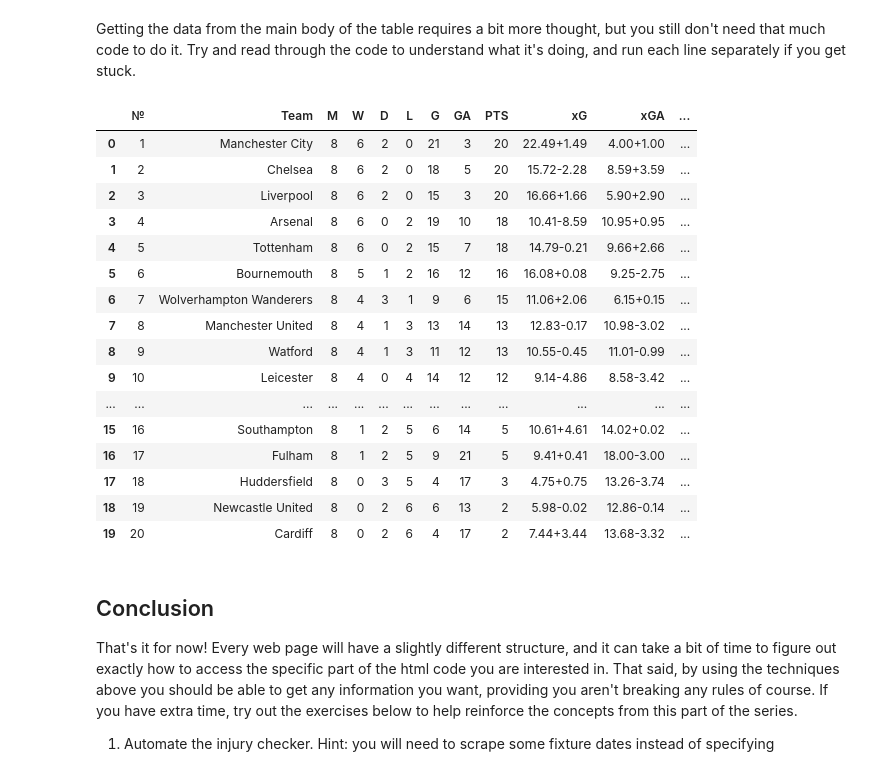
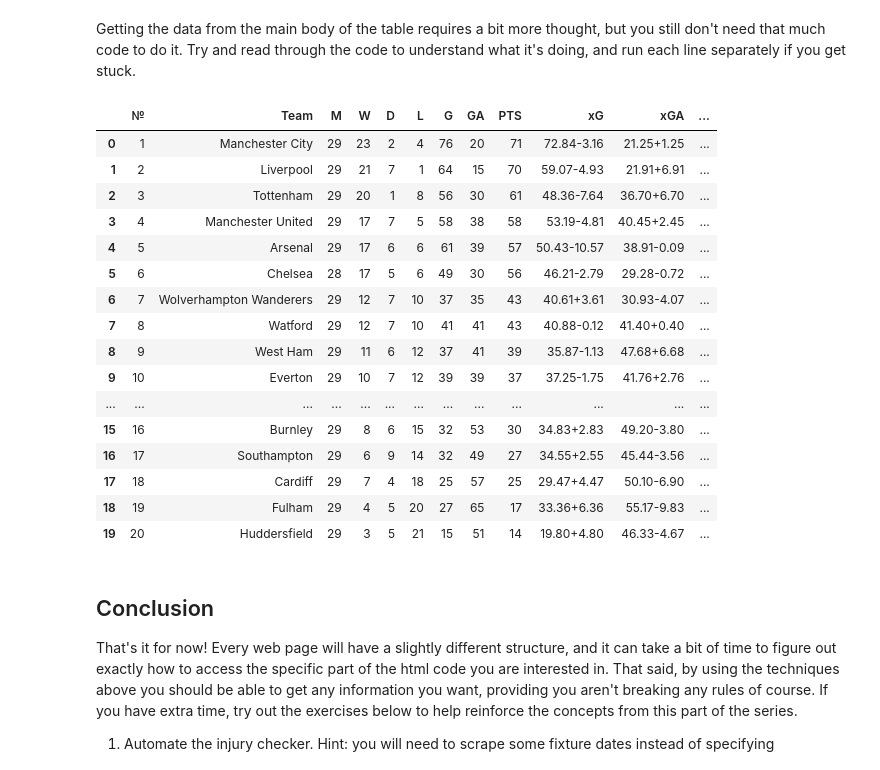
Before and after one commit to twhelan22/python-for-fantasy-football, a Jupyter notebook: 3 - Getting and Cleaning Data/Python for Fantasy Football - Getting and Cleaning Data.ipynb, the cells around one changed output. Saved outputs shown, nothing was run; the diff lists cells and outputs as text; code cells hidden in the pictures.

```diff
--- a/3 - Getting and Cleaning Data/Python for Fantasy Football - Getting and Cleaning Data.ipynb
+++ b/3 - Getting and Cleaning Data/Python for Fantasy Football - Getting and Cleaning Data.ipynb
@@ -314,7 +314,7 @@ driver = webdriver.Chrome(chrome_options=options)
 driver.get(xg_url)
 
 # Grab the html code from the webpage
-soup = BeautifulSoup(driver.page_source, 'lxml')
+soup = BeautifulSoup(driver.page_source, 'html.parser')
 # %% [markdown]
 Now that we have the html code, we can navigate through it to get the information we want. A nice tip is to use the 'inspect element' feature in Chrome, or 'Firebug' if you prefer FireFox, to help identify the part of the code you are after. For example, in Chrome, right-click on the 'Team' column in your browser and press 'Inspect' to pull up the html code for that specific part of the webpage:
 
@@ -326,7 +326,7 @@ You will see that the 'Team' text is within a 'span' element, which in turn is i
 # 1. Find the div containing the table (div class = chemp jTable)
 # 2. Find the table within that div
 # 3. Find all 'th' elements where class = sort
-headers = soup.find('div', attrs={'class':'chemp jTable'}).find('table').find_all('th',attrs={'class':'sort'})
+headers = soup.find('div', attrs={'class':'chemp margin-top jTable'}).find('table').find_all('th',attrs={'class':'sort'})
 
 headers
 # %% [output]
@@ -356,44 +356,44 @@ print(headers_list)
 Getting the data from the main body of the table requires a bit more thought, but you still don't need that much code to do it. Try and read through the code to understand what it's doing, and run each line separately if you get stuck.
 # %%
 # You can also simply call elements like tables directly instead of using find('table') if you are only looking for the first instance of that element
-body = soup.find('div', attrs={'class':'chemp jTable'}).table.tbody
+body = soup.find('div', attrs={'class':'chemp margin-top jTable'}).table.tbody
 
 # Create a master list for row data
 all_rows_list = []
 # For each row in the table body
 for tr in body.find_all('tr'):
     # Get data from each cell in the row
     row = tr.find_all('td')
     # Create list to save current row data to
     current_row = []
     # For each item in the row variable
     for item in row:
         # Add the text data to the current_row list
         current_row.append(item.get_text(strip=True))
     # Add the current row data to the master list
     all_rows_list.append(current_row)
 
 # Create a dataframe where the rows = all_rows_list and columns = headers_list
 xg_df = pd.DataFrame(all_rows_list, columns=headers_list)
 xg_df
 # %% [output]
 |  | № | Team | M | W | D | L | G | GA | PTS | xG | xGA | ... |
-| 0 | 1 | Manchester City | 8 | 6 | 2 | 0 | 21 | 3 | 20 | 22.49+1.49 | 4.00+1.00 | ... |
-| 1 | 2 | Chelsea | 8 | 6 | 2 | 0 | 18 | 5 | 20 | 15.72-2.28 | 8.59+3.59 | ... |
-| 2 | 3 | Liverpool | 8 | 6 | 2 | 0 | 15 | 3 | 20 | 16.66+1.66 | 5.90+2.90 | ... |
-| 3 | 4 | Arsenal | 8 | 6 | 0 | 2 | 19 | 10 | 18 | 10.41-8.59 | 10.95+0.95 | ... |
-| 4 | 5 | Tottenham | 8 | 6 | 0 | 2 | 15 | 7 | 18 | 14.79-0.21 | 9.66+2.66 | ... |
-| 5 | 6 | Bournemouth | 8 | 5 | 1 | 2 | 16 | 12 | 16 | 16.08+0.08 | 9.25-2.75 | ... |
-| 6 | 7 | Wolverhampton Wanderers | 8 | 4 | 3 | 1 | 9 | 6 | 15 | 11.06+2.06 | 6.15+0.15 | ... |
-| 7 | 8 | Manchester United | 8 | 4 | 1 | 3 | 13 | 14 | 13 | 12.83-0.17 | 10.98-3.02 | ... |
-| 8 | 9 | Watford | 8 | 4 | 1 | 3 | 11 | 12 | 13 | 10.55-0.45 | 11.01-0.99 | ... |
-| 9 | 10 | Leicester | 8 | 4 | 0 | 4 | 14 | 12 | 12 | 9.14-4.86 | 8.58-3.42 | ... |
+| 0 | 1 | Manchester City | 29 | 23 | 2 | 4 | 76 | 20 | 71 | 72.84-3.16 | 21.25+1.25 | ... |
+| 1 | 2 | Liverpool | 29 | 21 | 7 | 1 | 64 | 15 | 70 | 59.07-4.93 | 21.91+6.91 | ... |
+| 2 | 3 | Tottenham | 29 | 20 | 1 | 8 | 56 | 30 | 61 | 48.36-7.64 | 36.70+6.70 | ... |
+| 3 | 4 | Manchester United | 29 | 17 | 7 | 5 | 58 | 38 | 58 | 53.19-4.81 | 40.45+2.45 | ... |
+| 4 | 5 | Arsenal | 29 | 17 | 6 | 6 | 61 | 39 | 57 | 50.43-10.57 | 38.91-0.09 | ... |
+| 5 | 6 | Chelsea | 28 | 17 | 5 | 6 | 49 | 30 | 56 | 46.21-2.79 | 29.28-0.72 | ... |
+| 6 | 7 | Wolverhampton Wanderers | 29 | 12 | 7 | 10 | 37 | 35 | 43 | 40.61+3.61 | 30.93-4.07 | ... |
+| 7 | 8 | Watford | 29 | 12 | 7 | 10 | 41 | 41 | 43 | 40.88-0.12 | 41.40+0.40 | ... |
+| 8 | 9 | West Ham | 29 | 11 | 6 | 12 | 37 | 41 | 39 | 35.87-1.13 | 47.68+6.68 | ... |
+| 9 | 10 | Everton | 29 | 10 | 7 | 12 | 39 | 39 | 37 | 37.25-1.75 | 41.76+2.76 | ... |
 | ... | ... | ... | ... | ... | ... | ... | ... | ... | ... | ... | ... | ... |
-| 15 | 16 | Southampton | 8 | 1 | 2 | 5 | 6 | 14 | 5 | 10.61+4.61 | 14.02+0.02 | ... |
-| 16 | 17 | Fulham | 8 | 1 | 2 | 5 | 9 | 21 | 5 | 9.41+0.41 | 18.00-3.00 | ... |
-| 17 | 18 | Huddersfield | 8 | 0 | 3 | 5 | 4 | 17 | 3 | 4.75+0.75 | 13.26-3.74 | ... |
-| 18 | 19 | Newcastle United | 8 | 0 | 2 | 6 | 6 | 13 | 2 | 5.98-0.02 | 12.86-0.14 | ... |
-| 19 | 20 | Cardiff | 8 | 0 | 2 | 6 | 4 | 17 | 2 | 7.44+3.44 | 13.68-3.32 | ... |
+| 15 | 16 | Burnley | 29 | 8 | 6 | 15 | 32 | 53 | 30 | 34.83+2.83 | 49.20-3.80 | ... |
+| 16 | 17 | Southampton | 29 | 6 | 9 | 14 | 32 | 49 | 27 | 34.55+2.55 | 45.44-3.56 | ... |
+| 17 | 18 | Cardiff | 29 | 7 | 4 | 18 | 25 | 57 | 25 | 29.47+4.47 | 50.10-6.90 | ... |
+| 18 | 19 | Fulham | 29 | 4 | 5 | 20 | 27 | 65 | 17 | 33.36+6.36 | 55.17-9.83 | ... |
+| 19 | 20 | Huddersfield | 29 | 3 | 5 | 21 | 15 | 51 | 14 | 19.80+4.80 | 46.33-4.67 | ... |
 # %% [markdown]
 ## Conclusion
 That's it for now! Every web page will have a slightly different structure, and it can take a bit of time to figure out exactly how to access the specific part of the html code you are interested in. That said, by using the techniques above you should be able to get any information you want, providing you aren't breaking any rules of course. If you have extra time, try out the exercises below to help reinforce the concepts from this part of the series.
```
Also changed, not shown: parts of 3 cells of this notebook.
